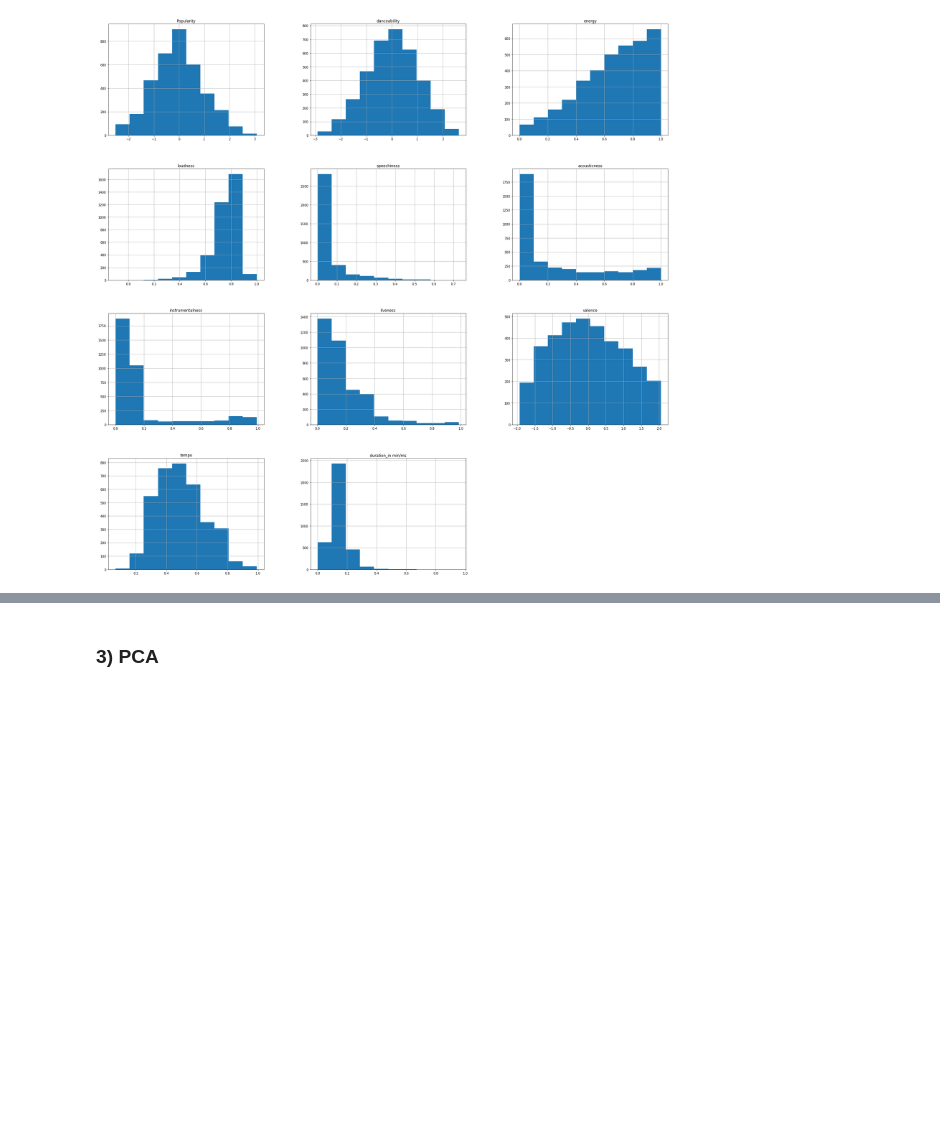
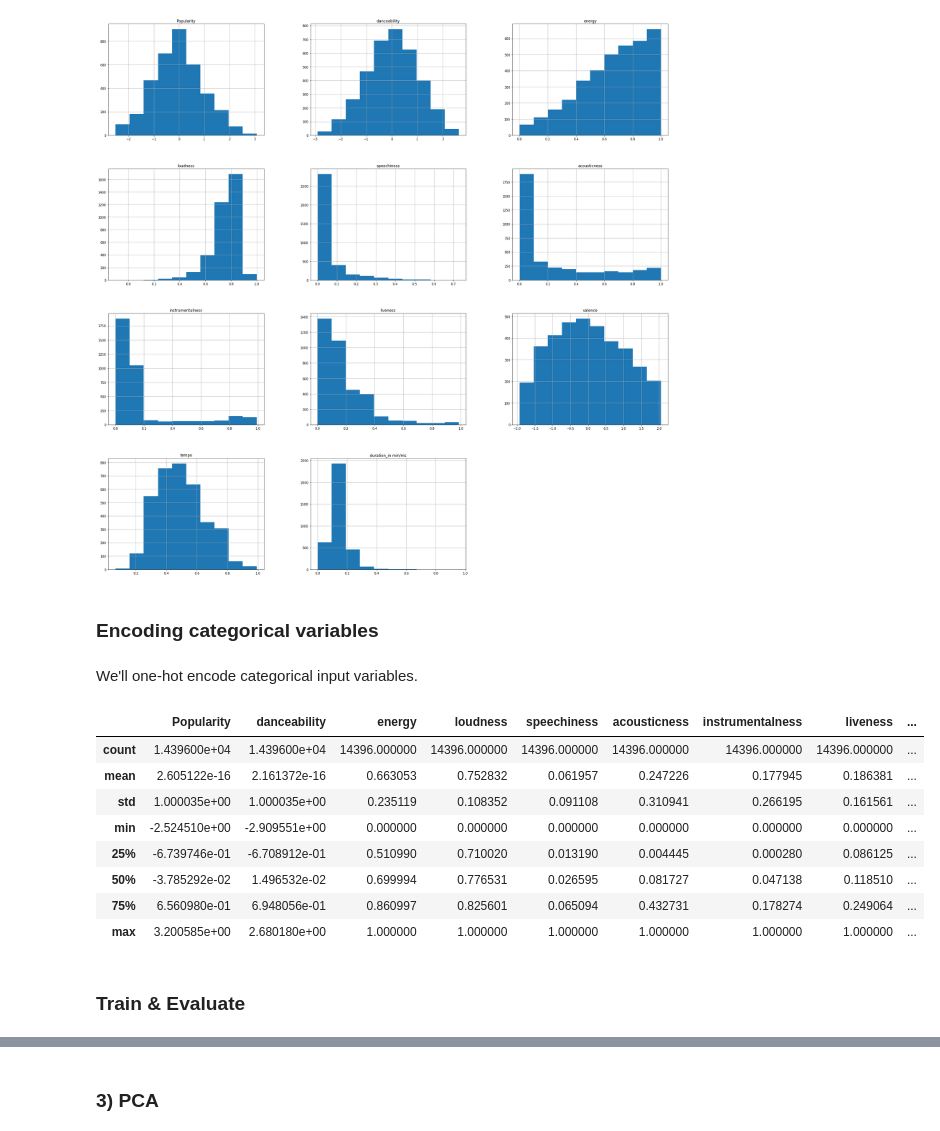
Before and after one commit to bdsaglam/di501, a Jupyter notebook: assignments/assignment04/e155841_HW_4.ipynb, the cells around one changed output, grey strips where cells are left out. Cells and saved outputs as stored; diff of their text form; code cells hidden in the pictures; blank space fills up the shorter version.

```diff
--- a/assignments/assignment04/e155841_HW_4.ipynb
+++ b/assignments/assignment04/e155841_HW_4.ipynb
@@ -270,0 +236,16 @@ def hyper_param_search_rf(xs, y, seed=0):
+# %% [markdown]
+### Encoding categorical variables
+# %% [markdown]
+We'll one-hot encode categorical input variables.
+# %%
+x_train_proc.describe()
+# %% [output]
+|  | Popularity | danceability | energy | loudness | speechiness | acousticness | instrumentalness | liveness | ... |
+| count | 1.439600e+04 | 1.439600e+04 | 14396.000000 | 14396.000000 | 14396.000000 | 14396.000000 | 14396.000000 | 14396.000000 | ... |
+| mean | 2.605122e-16 | 2.161372e-16 | 0.663053 | 0.752832 | 0.061957 | 0.247226 | 0.177945 | 0.186381 | ... |
+| std | 1.000035e+00 | 1.000035e+00 | 0.235119 | 0.108352 | 0.091108 | 0.310941 | 0.266195 | 0.161561 | ... |
+| min | -2.524510e+00 | -2.909551e+00 | 0.000000 | 0.000000 | 0.000000 | 0.000000 | 0.000000 | 0.000000 | ... |
+| 25% | -6.739746e-01 | -6.708912e-01 | 0.510990 | 0.710020 | 0.013190 | 0.004445 | 0.000280 | 0.086125 | ... |
+| 50% | -3.785292e-02 | 1.496532e-02 | 0.699994 | 0.776531 | 0.026595 | 0.081727 | 0.047138 | 0.118510 | ... |
+| 75% | 6.560980e-01 | 6.948056e-01 | 0.860997 | 0.825601 | 0.065094 | 0.432731 | 0.178274 | 0.249064 | ... |
+| max | 3.200585e+00 | 2.680180e+00 | 1.000000 | 1.000000 | 1.000000 | 1.000000 | 1.000000 | 1.000000 | ... |
@@ -270,0 +255,2 @@ def hyper_param_search_rf(xs, y, seed=0):
+# %% [markdown]
+### Train & Evaluate
```
Also changed, not shown: parts of 19 cells of this notebook, 1 other file.
